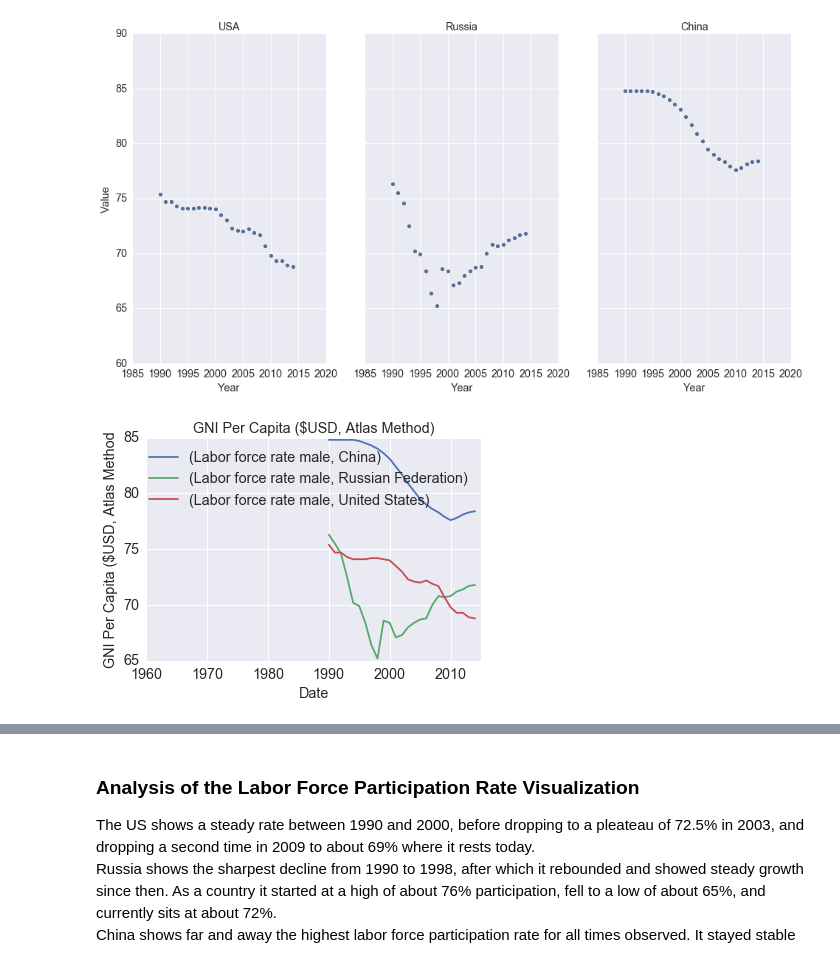
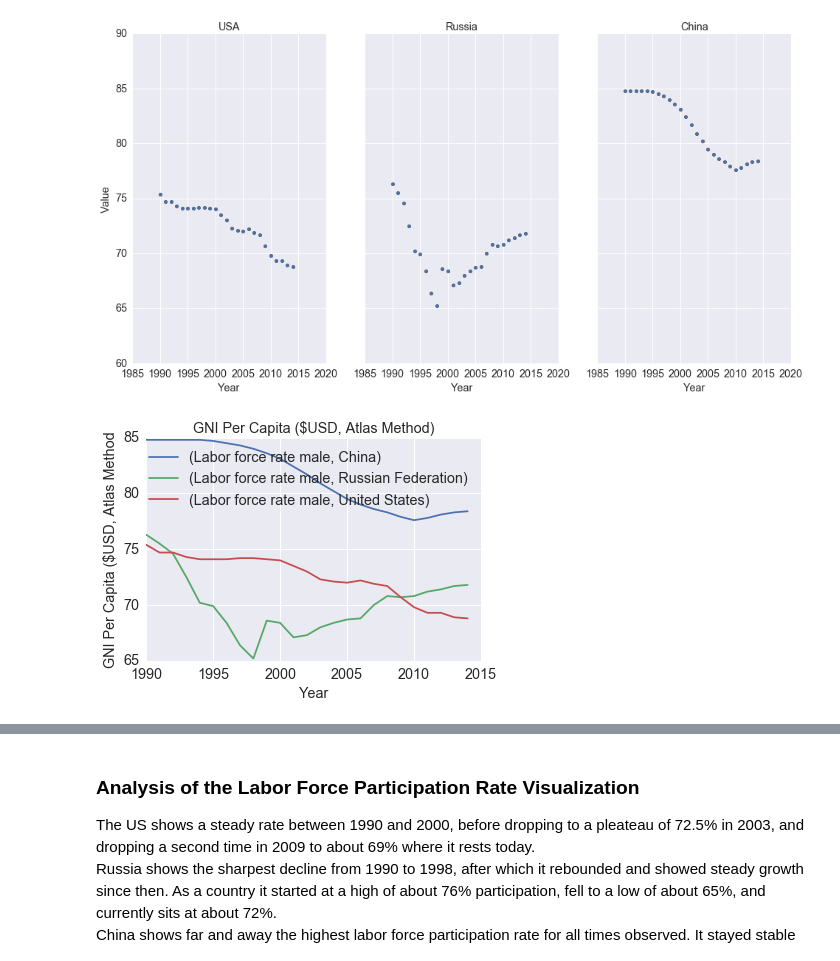
Before and after one commit to sanjayj/SMUMSDS2016, a Jupyter notebook: WDI Exploratory Data Analysis - GraphLab - support.ipynb, the cells around one changed output, grey strips where cells are left out. Saved outputs shown, nothing was run; the diff lists cells and outputs as text; code cells hidden in the pictures.

```diff
--- a/WDI Exploratory Data Analysis - GraphLab - support.ipynb
+++ b/WDI Exploratory Data Analysis - GraphLab - support.ipynb
@@ -1722,30 +1908,33 @@ Visualizing The Labor Force Participation Rate for the US, Russia, and China
 <matplotlib.axes._subplots.AxesSubplot at 0x...>
 [figure]
 # %%
-#TO DO WORK ON THIS!!!
-# dataframe df is not set correctly!!
 import wbdata
 import wbdata as wb
+import datetime
 import pandas
 import matplotlib.pyplot as plt
 
 #set up the countries I want
 countries = ["USA","RUS","CHN"]
 
 #set up the indicator I want (just build up the dict if you want more than one)
 indicators = {'SL.TLF.CACT.MA.ZS':'Labor force rate male'}
 
+custom_data_date = (datetime.datetime(1990, 1,1),
+                    datetime.datetime(2015, 1,1))
+
 #grab indicators above for countries above and load into data frame
-df = wbdata.get_dataframe(indicators, country=countries, convert_date=False)
+df = wb.get_dataframe(indicators, country=countries, convert_date=False,data_date=custom_data_date)
 
 
 #df is "pivoted", pandas' unstack fucntion helps reshape it into something plottable
 dfu = df.unstack(level=0)
 
 # a simple matplotlib plot with legend, labels and a title
 dfu.plot();
 plt.legend(loc='best');
 plt.title("GNI Per Capita ($USD, Atlas Method)");
-plt.xlabel('Date'); plt.ylabel('GNI Per Capita ($USD, Atlas Method');
+plt.xlabel('Year');
+plt.ylabel('GNI Per Capita ($USD, Atlas Method');
 # %% [output]
-[figure, old version]
+[figure, new version]
```
Also changed, not shown: parts of 27 cells of this notebook.
